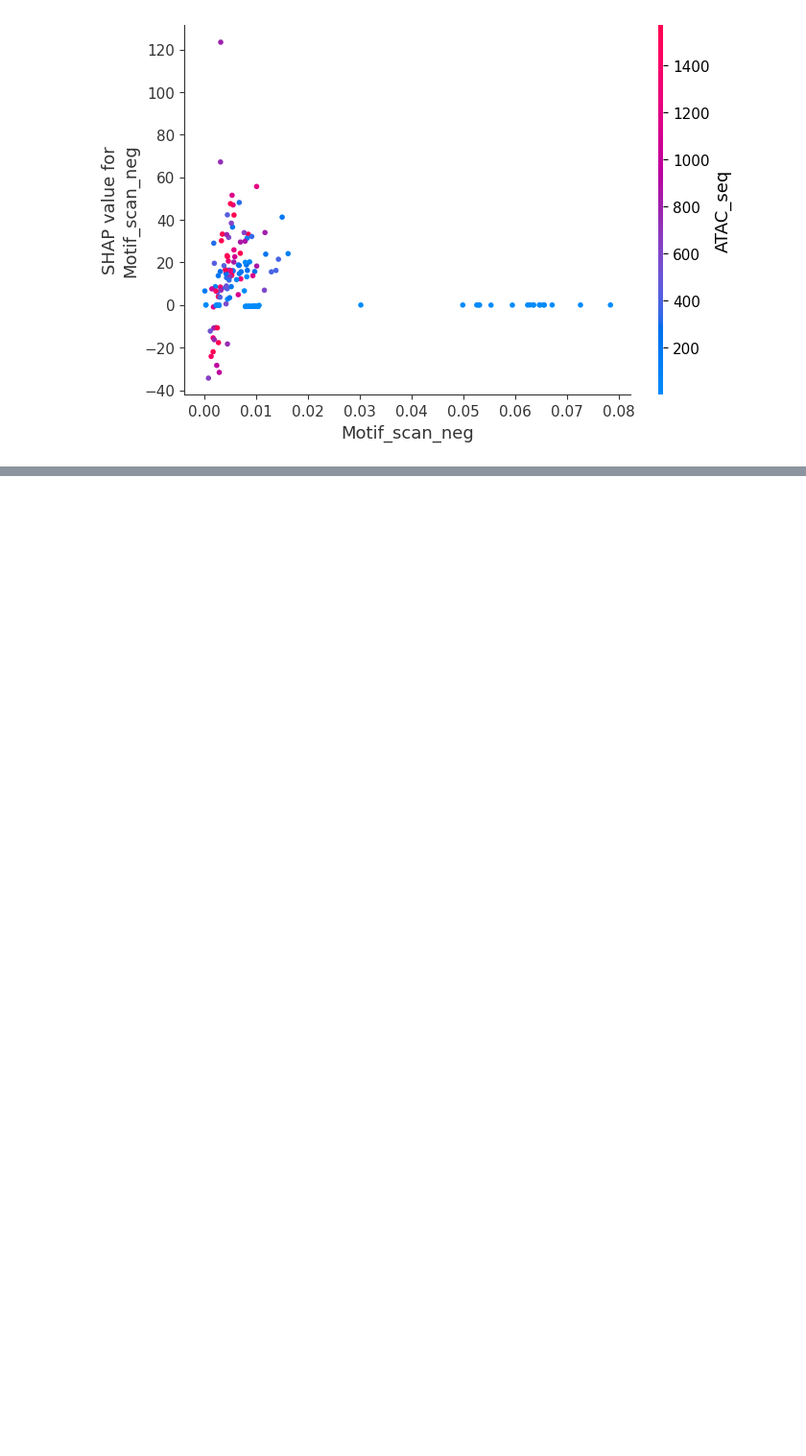
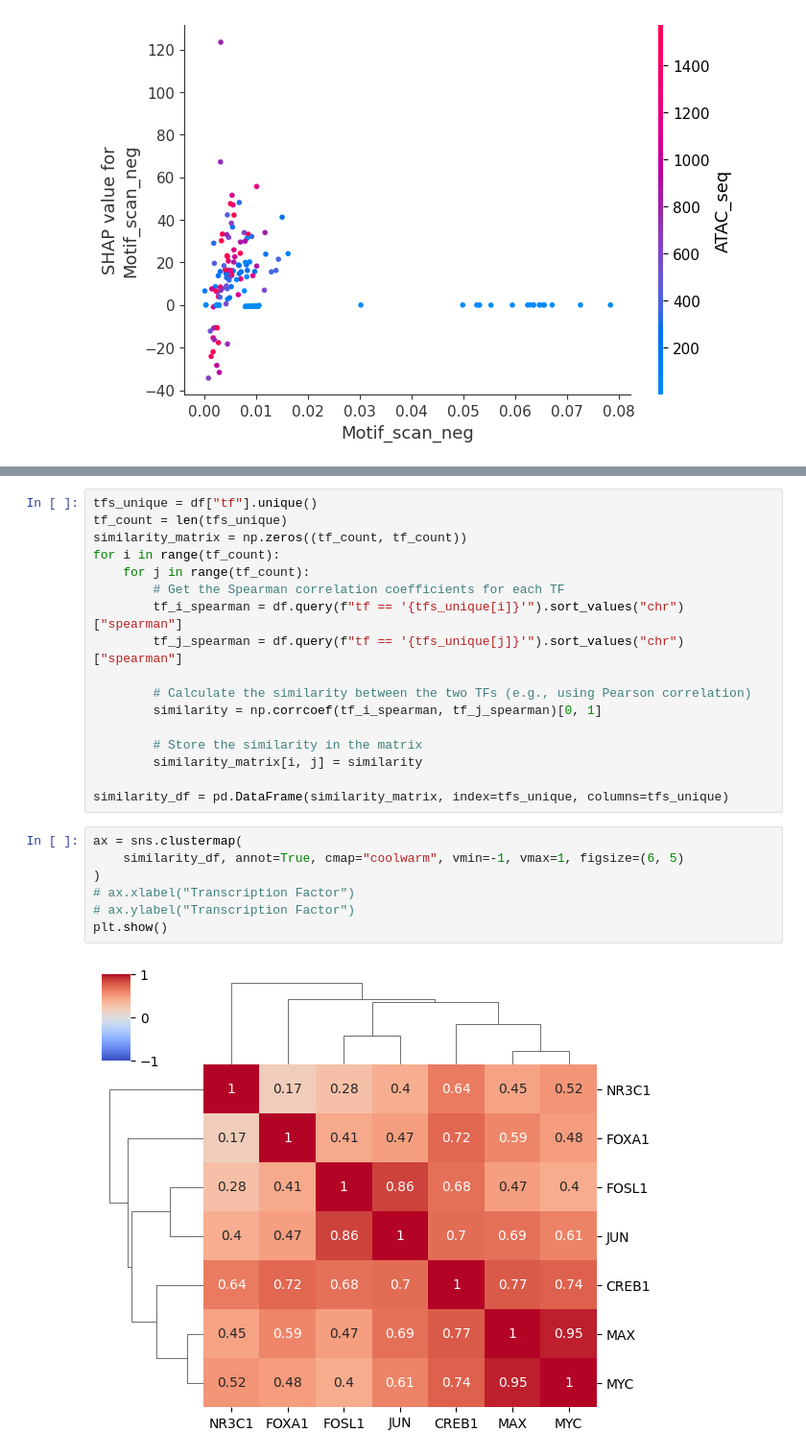
Before and after one commit to whatever60/w_project_compgen, a Jupyter notebook: find_f.ipynb, the cells around one changed output, grey strips where cells are left out. Shown at 96% size. Cells and saved outputs as stored; diff of their text form; blank space fills up the shorter version.

```diff
--- a/find_f.ipynb
+++ b/find_f.ipynb
@@ -371,0 +392,26 @@ No data for colormapping provided via 'c'. Parameters 'vmin', 'vmax' will be ign
+# %%
+tfs_unique = df["tf"].unique()
+tf_count = len(tfs_unique)
+similarity_matrix = np.zeros((tf_count, tf_count))
+for i in range(tf_count):
+    for j in range(tf_count):
+        # Get the Spearman correlation coefficients for each TF
+        tf_i_spearman = df.query(f"tf == '{tfs_unique[i]}'").sort_values("chr")["spearman"]
+        tf_j_spearman = df.query(f"tf == '{tfs_unique[j]}'").sort_values("chr")["spearman"]
+
+        # Calculate the similarity between the two TFs (e.g., using Pearson correlation)
+        similarity = np.corrcoef(tf_i_spearman, tf_j_spearman)[0, 1]
+
+        # Store the similarity in the matrix
+        similarity_matrix[i, j] = similarity
+
+similarity_df = pd.DataFrame(similarity_matrix, index=tfs_unique, columns=tfs_unique)
+# %%
+ax = sns.clustermap(
+    similarity_df, annot=True, cmap="coolwarm", vmin=-1, vmax=1, figsize=(6, 5)
+)
+# ax.xlabel("Transcription Factor")
+# ax.ylabel("Transcription Factor")
+plt.show()
+# %% [output]
+[figure, added]
```
Also changed, not shown: parts of 13 cells of this notebook, 2 other files.
